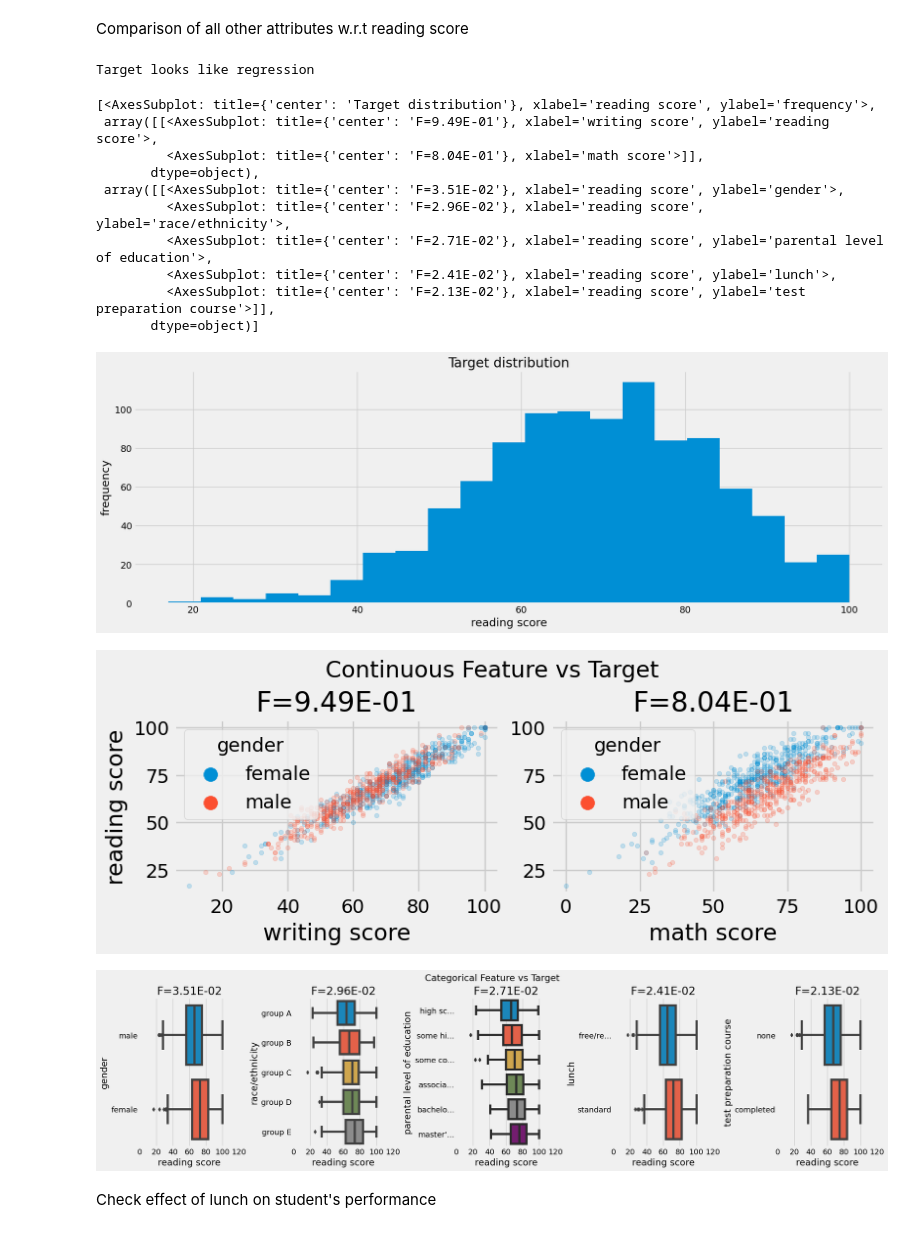
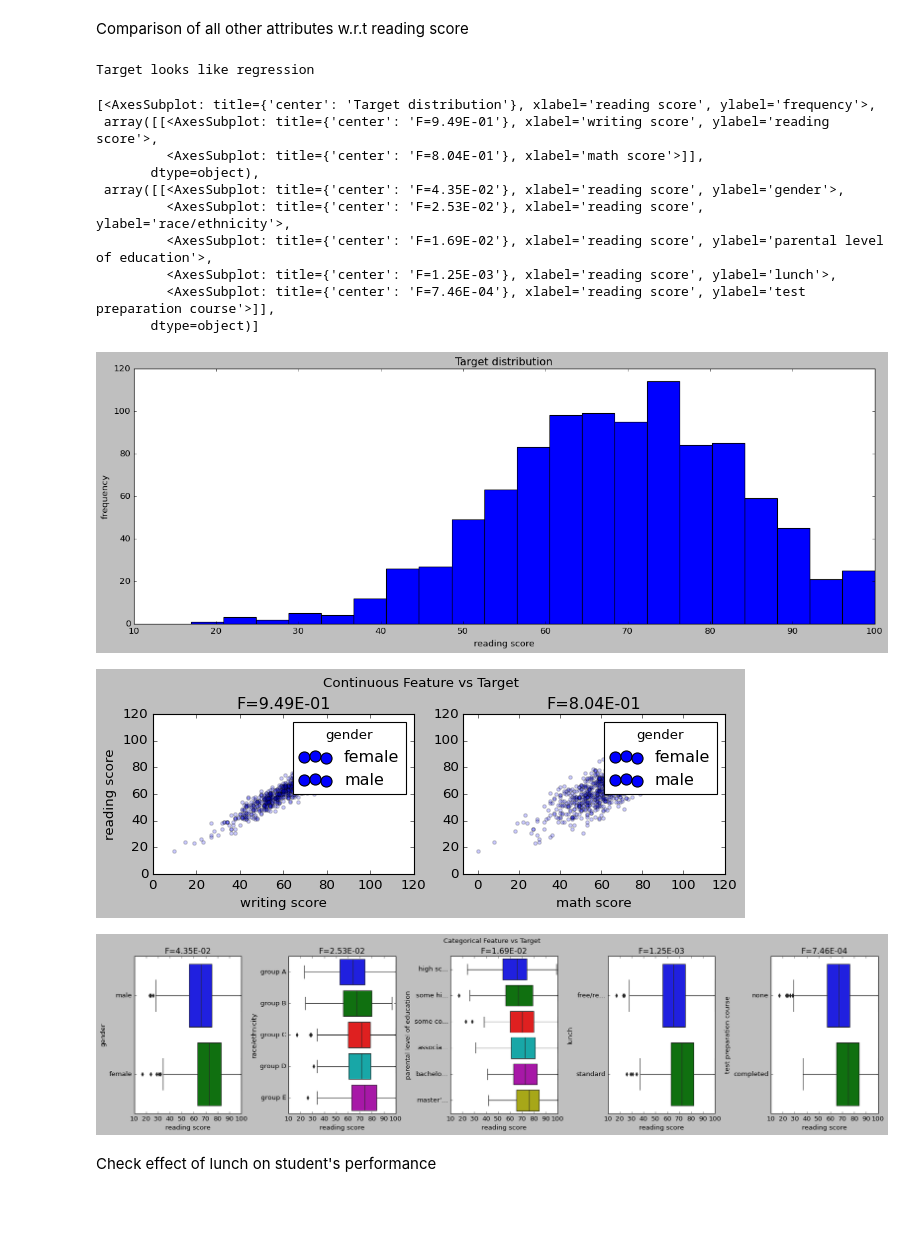
Before and after one commit to Kushal-Chandar/statistics-student-performance-analysis, a Jupyter notebook: app.ipynb, the cells around one changed output. Cells and saved outputs as stored; diff of their text form; code cells hidden in the pictures.

```diff
--- a/app.ipynb
+++ b/app.ipynb
@@ -10,6 +10,7 @@ import dabl
 
 %matplotlib inline
 
+plt.style.use('classic')
 data = pd.read_csv("StudentsPerformance.csv")
 data.shape
 # %% [output]
@@ -68,7 +69,6 @@ data.describe()
 Comparision of all other attributes w.r.t math score
 # %%
 plt.rcParams['figure.figsize'] = (18, 6)
-plt.style.use('fivethirtyeight')
 dabl.plot(data, target_col = 'math score')
 # %% [output]
 Target looks like regression
@@ -89,23 +89,22 @@ Target looks like regression
 Comparison of all other attributes w.r.t reading score
 # %%
 plt.rcParams['figure.figsize'] = (18, 6)
-plt.style.use('fivethirtyeight')
 dabl.plot(data, target_col = 'reading score')
 # %% [output]
 Target looks like regression
 [<AxesSubplot: title={'center': 'Target distribution'}, xlabel='reading score', ylabel='frequency'>,
  array([[<AxesSubplot: title={'center': 'F=9.49E-01'}, xlabel='writing score', ylabel='reading score'>,
          <AxesSubplot: title={'center': 'F=8.04E-01'}, xlabel='math score'>]],
        dtype=object),
- array([[<AxesSubplot: title={'center': 'F=3.51E-02'}, xlabel='reading score', ylabel='gender'>,
-         <AxesSubplot: title={'center': 'F=2.96E-02'}, xlabel='reading score', ylabel='race/ethnicity'>,
-         <AxesSubplot: title={'center': 'F=2.71E-02'}, xlabel='reading score', ylabel='parental level of education'>,
-         <AxesSubplot: title={'center': 'F=2.41E-02'}, xlabel='reading score', ylabel='lunch'>,
-         <AxesSubplot: title={'center': 'F=2.13E-02'}, xlabel='reading score', ylabel='test preparation course'>]],
+ array([[<AxesSubplot: title={'center': 'F=4.35E-02'}, xlabel='reading score', ylabel='gender'>,
+         <AxesSubplot: title={'center': 'F=2.53E-02'}, xlabel='reading score', ylabel='race/ethnicity'>,
+         <AxesSubplot: title={'center': 'F=1.69E-02'}, xlabel='reading score', ylabel='parental level of education'>,
+         <AxesSubplot: title={'center': 'F=1.25E-03'}, xlabel='reading score', ylabel='lunch'>,
+         <AxesSubplot: title={'center': 'F=7.46E-04'}, xlabel='reading score', ylabel='test preparation course'>]],
        dtype=object)]
-[figure, old version]
+[figure, new version]
-[figure, old version]
+[figure, new version]
-[figure, old version]
+[figure, new version]
 # %% [markdown]
 Check effect of lunch on student's performance
 # %%
```
Also changed, not shown: parts of 3 cells of this notebook, 1 other file.
